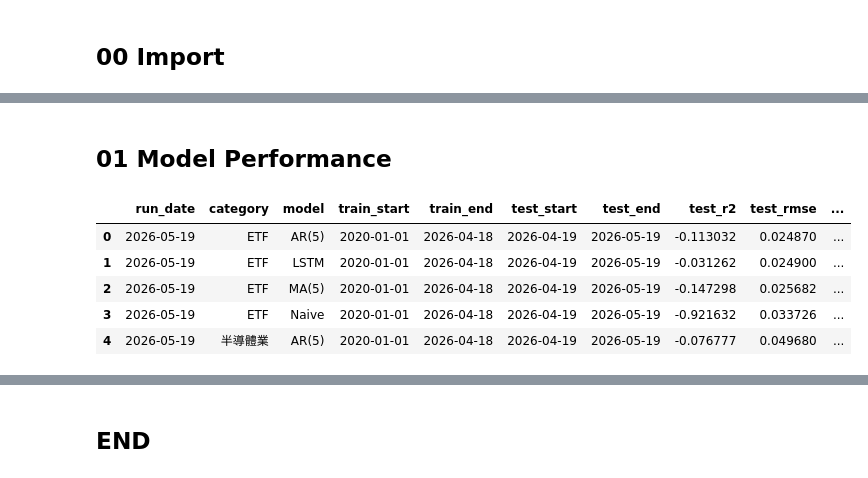
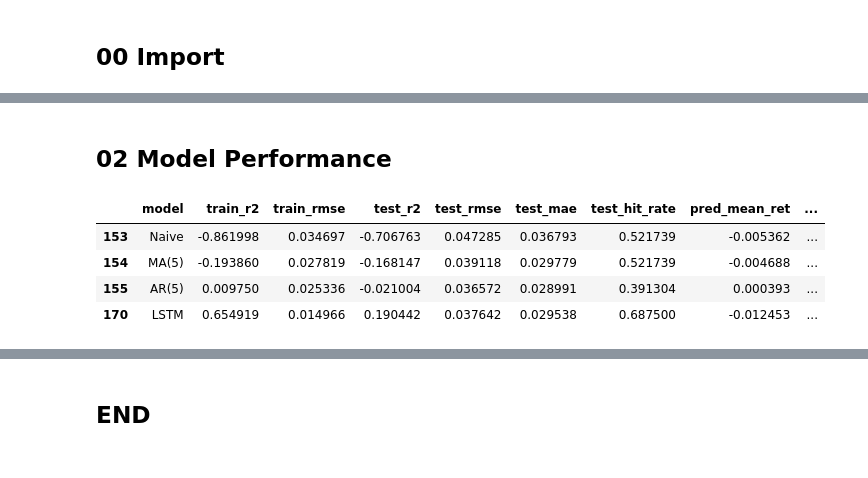
Before and after one commit to Chu-c-git/Automated_Trading_System, a Jupyter notebook: backend/trade/evaluation.ipynb, the cells around one changed output, grey strips where cells are left out. Cells and saved outputs as stored; diff of their text form; code cells hidden in the pictures.

```diff
--- a/backend/trade/evaluation.ipynb
+++ b/backend/trade/evaluation.ipynb
@@ -37,10 +38,9 @@ PG_URI = os.getenv('POSTGRES_URI')
 CATEGORY_TABLE = 'model_comparison_per_category'
 STOCK_TABLE = 'model_comparison_per_stock'
 # %%
-import twstock
-stock = twstock.realtime.get('2330')
-print(stock)
+stock_dict_path = '/app/data/topk_stocks_by_industries.json'
+with open(stock_dict_path, 'r', encoding='utf-8') as f:
+    stock_dict = json.load(f)
 
-# stock
-# print(Get_User_Stocks(ACCOUNT, PASSWORD))
+print(f"Stock industry: {stock_dict.keys()}")
 # %% [output]
@@ -48,15 +324,14 @@ print(stock)
 # %% [markdown]
-## 01 Model Performance
+## 02 Model Performance
 # %%
 df_eval_category = pd.read_sql(f"SELECT * FROM {CATEGORY_TABLE}", PG_URI)
 df_eval_stock = pd.read_sql(f"SELECT * FROM {STOCK_TABLE}", PG_URI)
 # %%
-df_eval_category.head()
+df_eval_stock[df_eval_stock['stock_code']=='6854']
 # %% [output]
-|  | run_date | category | model | train_start | train_end | test_start | test_end | test_r2 | test_rmse | ... |
-| 0 | 2026-05-19 | ETF | AR(5) | 2020-01-01 | 2026-04-18 | 2026-04-19 | 2026-05-19 | -0.113032 | 0.024870 | ... |
-| 1 | 2026-05-19 | ETF | LSTM | 2020-01-01 | 2026-04-18 | 2026-04-19 | 2026-05-19 | -0.031262 | 0.024900 | ... |
-| 2 | 2026-05-19 | ETF | MA(5) | 2020-01-01 | 2026-04-18 | 2026-04-19 | 2026-05-19 | -0.147298 | 0.025682 | ... |
-| 3 | 2026-05-19 | ETF | Naive | 2020-01-01 | 2026-04-18 | 2026-04-19 | 2026-05-19 | -0.921632 | 0.033726 | ... |
-| 4 | 2026-05-19 | 半導體業 | AR(5) | 2020-01-01 | 2026-04-18 | 2026-04-19 | 2026-05-19 | -0.076777 | 0.049680 | ... |
+|  | model | train_r2 | train_rmse | test_r2 | test_rmse | test_mae | test_hit_rate | pred_mean_ret | ... |
+| 153 | Naive | -0.861998 | 0.034697 | -0.706763 | 0.047285 | 0.036793 | 0.521739 | -0.005362 | ... |
+| 154 | MA(5) | -0.193860 | 0.027819 | -0.168147 | 0.039118 | 0.029779 | 0.521739 | -0.004688 | ... |
+| 155 | AR(5) | 0.009750 | 0.025336 | -0.021004 | 0.036572 | 0.028991 | 0.391304 | 0.000393 | ... |
+| 170 | LSTM | 0.654919 | 0.014966 | 0.190442 | 0.037642 | 0.029538 | 0.687500 | -0.012453 | ... |
 # %%
```
Also changed, not shown: parts of 15 cells of this notebook, 4 other files.
